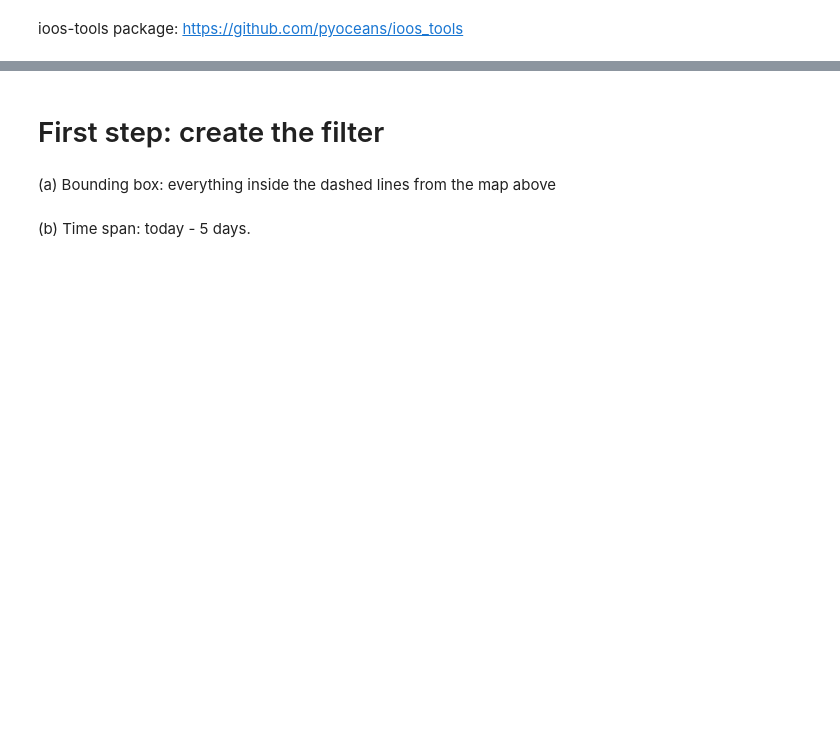
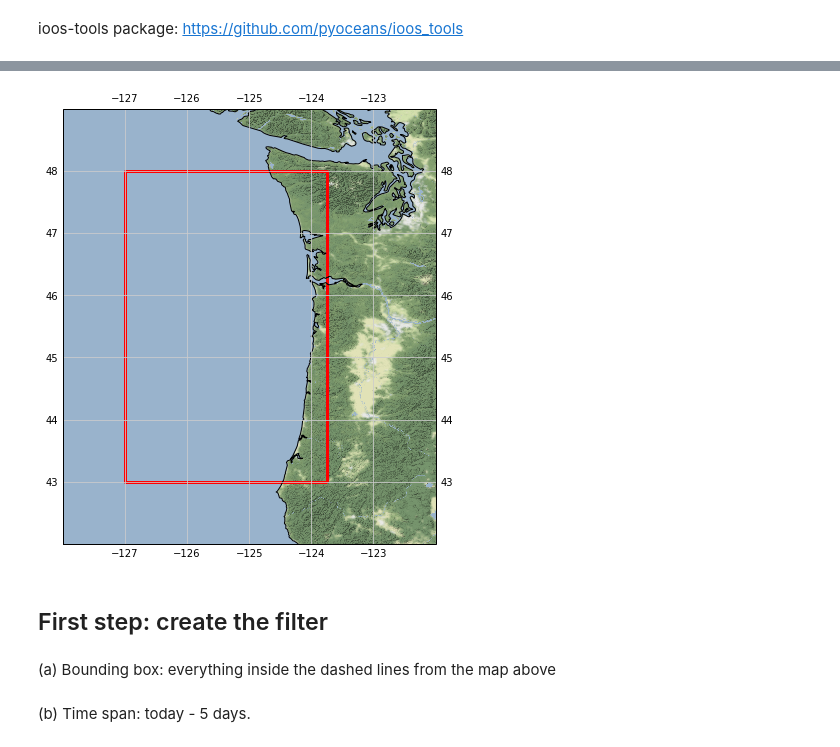
Before and after one commit to oceanhackweek/ohw2018_tutorials, a Jupyter notebook: day2/ioos_data_access/01-iooscatalog_fixedlocationobs.ipynb, the cells around one changed output, grey strips where cells are left out. Saved outputs shown, nothing was run; the diff lists cells and outputs as text; code cells hidden in the pictures; blank space fills up the shorter version.

```diff
--- a/day2/ioos_data_access/01-iooscatalog_fixedlocationobs.ipynb
+++ b/day2/ioos_data_access/01-iooscatalog_fixedlocationobs.ipynb
@@ -21,0 +28,8 @@ from folium import IFrame
+# %%
+import shapely.geometry as shpgeom
+
+min_lon, max_lon = -127, -123.75
+min_lat, max_lat = 43, 48
+
+endurance_bbox_shp = shpgeom.box(min_lon, min_lat, max_lon, max_lat)
+endurance_bbox_gs = gpd.GeoSeries(endurance_bbox_shp)
@@ -22,5 +40,17 @@ from folium import IFrame
+# %%
+fig, ax = plt.subplots(1, figsize=(8, 8),
+                       subplot_kw={'projection': ccrs.PlateCarree()})
+ax.set_extent((-128, -122, 42, 49))
+
+ax.add_image(StamenTerrain(), 8)
+ax.coastlines(resolution='10m')
+ax.gridlines(draw_labels=True, color='0.8')
+
+endurance_bbox_gs.plot(ax=ax, facecolor='none', edgecolor='red', linewidth=3);
+# %% [output]
+[figure, added]
 # %% [markdown]
-# First step: create the filter
+## First step: create the filter
 # %%
 from owslib import fes
 # %% [markdown]
```
Also changed, not shown: parts of 38 cells of this notebook, 2 other files.
